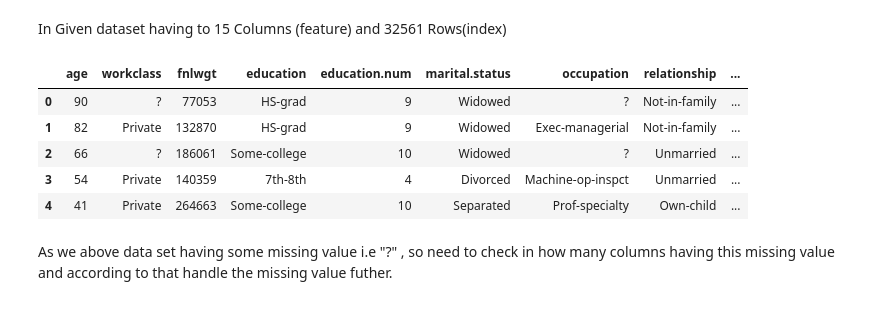
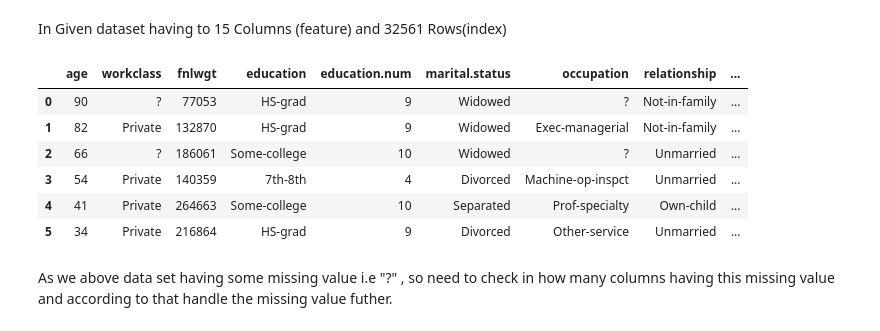
Before and after one commit to Iskander7d/Information-Processing, a Jupyter notebook: DecisionTree/census income/income.ipynb, the cells around one changed output. Saved outputs shown, nothing was run; the diff lists cells and outputs as text; code cells hidden in the pictures.

```diff
--- a/DecisionTree/census income/income.ipynb
+++ b/DecisionTree/census income/income.ipynb
@@ -22,14 +22,15 @@ df.shape
 # %% [markdown]
 In Given dataset having to 15 Columns (feature) and 32561 Rows(index)
 # %%
-df.head(5)
+df.head(6)
 # %% [output]
 |  | age | workclass | fnlwgt | education | education.num | marital.status | occupation | relationship | ... |
 | 0 | 90 | ? | 77053 | HS-grad | 9 | Widowed | ? | Not-in-family | ... |
 | 1 | 82 | Private | 132870 | HS-grad | 9 | Widowed | Exec-managerial | Not-in-family | ... |
 | 2 | 66 | ? | 186061 | Some-college | 10 | Widowed | ? | Unmarried | ... |
 | 3 | 54 | Private | 140359 | 7th-8th | 4 | Divorced | Machine-op-inspct | Unmarried | ... |
 | 4 | 41 | Private | 264663 | Some-college | 10 | Separated | Prof-specialty | Own-child | ... |
+| 5 | 34 | Private | 216864 | HS-grad | 9 | Divorced | Other-service | Unmarried | ... |
 # %% [markdown]
 As we above data set having some missing value i.e "?" , so need to check in how many columns having this missing value and according to that handle the missing value futher.
 # %% [markdown]
```
Also changed, not shown: parts of 1 cell of this notebook.
